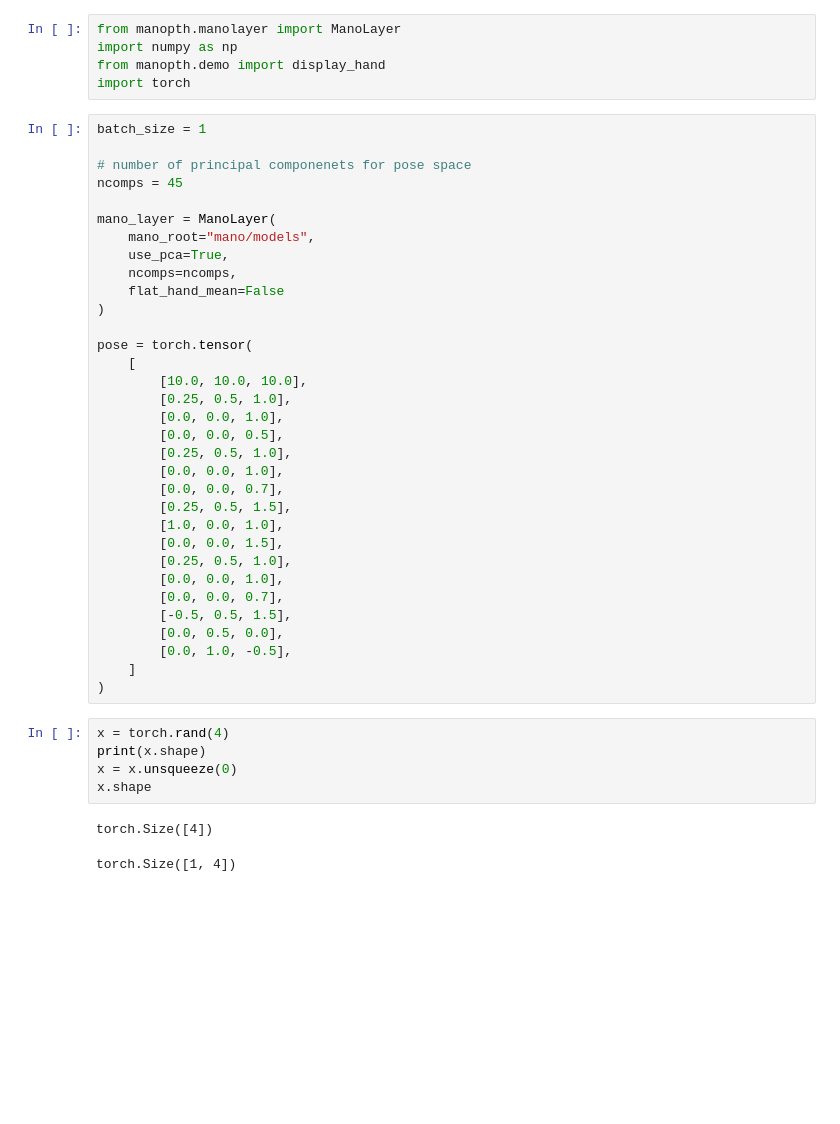
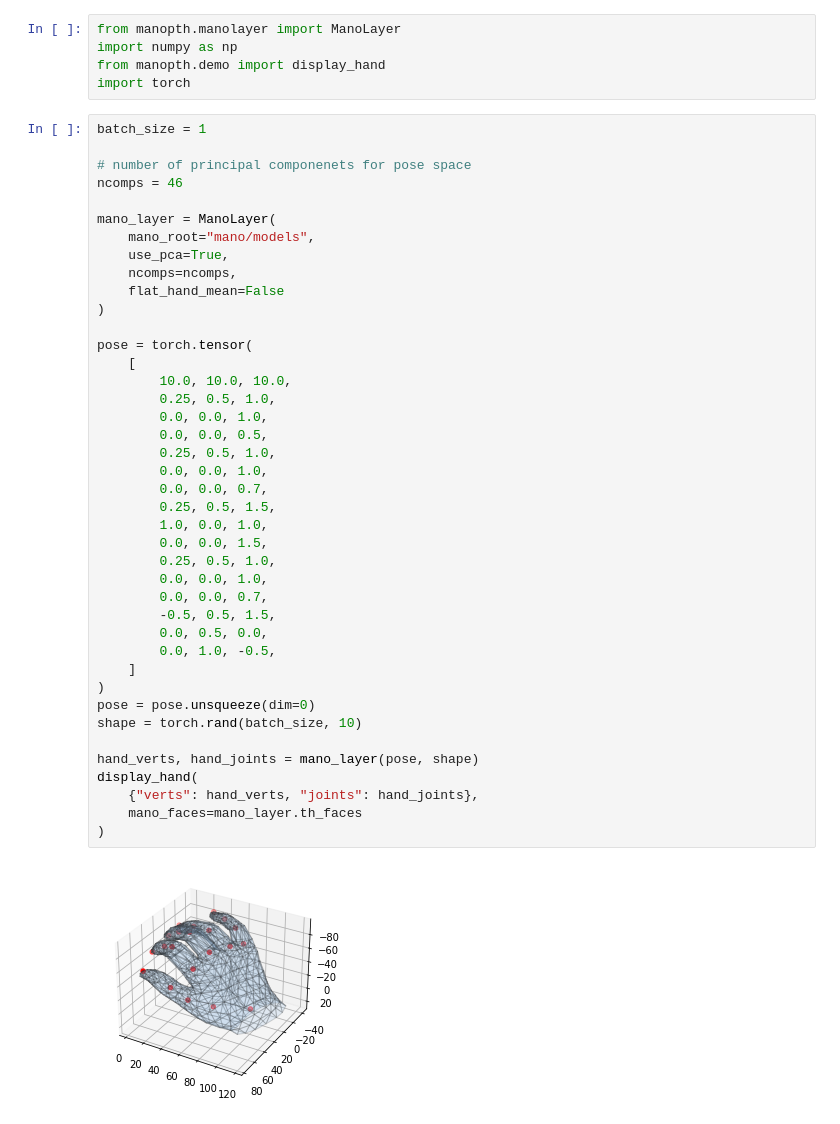
Before and after one commit to daniekpo/manopth, a Jupyter notebook: vis.ipynb, the cells around one changed output. Cells and saved outputs as stored; diff of their text form; blank space fills up the shorter version.

```diff
--- a/vis.ipynb
+++ b/vis.ipynb
@@ -6,41 +6,43 @@ import torch
 # %%
 batch_size = 1
 
 # number of principal componenets for pose space
-ncomps = 45
+ncomps = 46
 
 mano_layer = ManoLayer(
     mano_root="mano/models",
     use_pca=True,
     ncomps=ncomps,
     flat_hand_mean=False
 )
 
 pose = torch.tensor(
     [
-        [10.0, 10.0, 10.0],
-        [0.25, 0.5, 1.0],
-        [0.0, 0.0, 1.0],
-        [0.0, 0.0, 0.5],
-        [0.25, 0.5, 1.0],
-        [0.0, 0.0, 1.0],
-        [0.0, 0.0, 0.7],
-        [0.25, 0.5, 1.5],
-        [1.0, 0.0, 1.0],
-        [0.0, 0.0, 1.5],
-        [0.25, 0.5, 1.0],
-        [0.0, 0.0, 1.0],
-        [0.0, 0.0, 0.7],
-        [-0.5, 0.5, 1.5],
-        [0.0, 0.5, 0.0],
-        [0.0, 1.0, -0.5],
+        10.0, 10.0, 10.0,
+        0.25, 0.5, 1.0,
+        0.0, 0.0, 1.0,
+        0.0, 0.0, 0.5,
+        0.25, 0.5, 1.0,
+        0.0, 0.0, 1.0,
+        0.0, 0.0, 0.7,
+        0.25, 0.5, 1.5,
+        1.0, 0.0, 1.0,
+        0.0, 0.0, 1.5,
+        0.25, 0.5, 1.0,
+        0.0, 0.0, 1.0,
+        0.0, 0.0, 0.7,
+        -0.5, 0.5, 1.5,
+        0.0, 0.5, 0.0,
+        0.0, 1.0, -0.5,
     ]
 )
+pose = pose.unsqueeze(dim=0)
+shape = torch.rand(batch_size, 10)
+
+hand_verts, hand_joints = mano_layer(pose, shape)
+display_hand(
+    {"verts": hand_verts, "joints": hand_joints},
+    mano_faces=mano_layer.th_faces
+)
+# %% [output]
+[figure, added]
-# %%
-x = torch.rand(4)
-print(x.shape)
-x = x.unsqueeze(0)
-x.shape
-# %% [output]
-torch.Size([4])
-torch.Size([1, 4])
```
Also changed, not shown: parts of 1 cell of this notebook.
